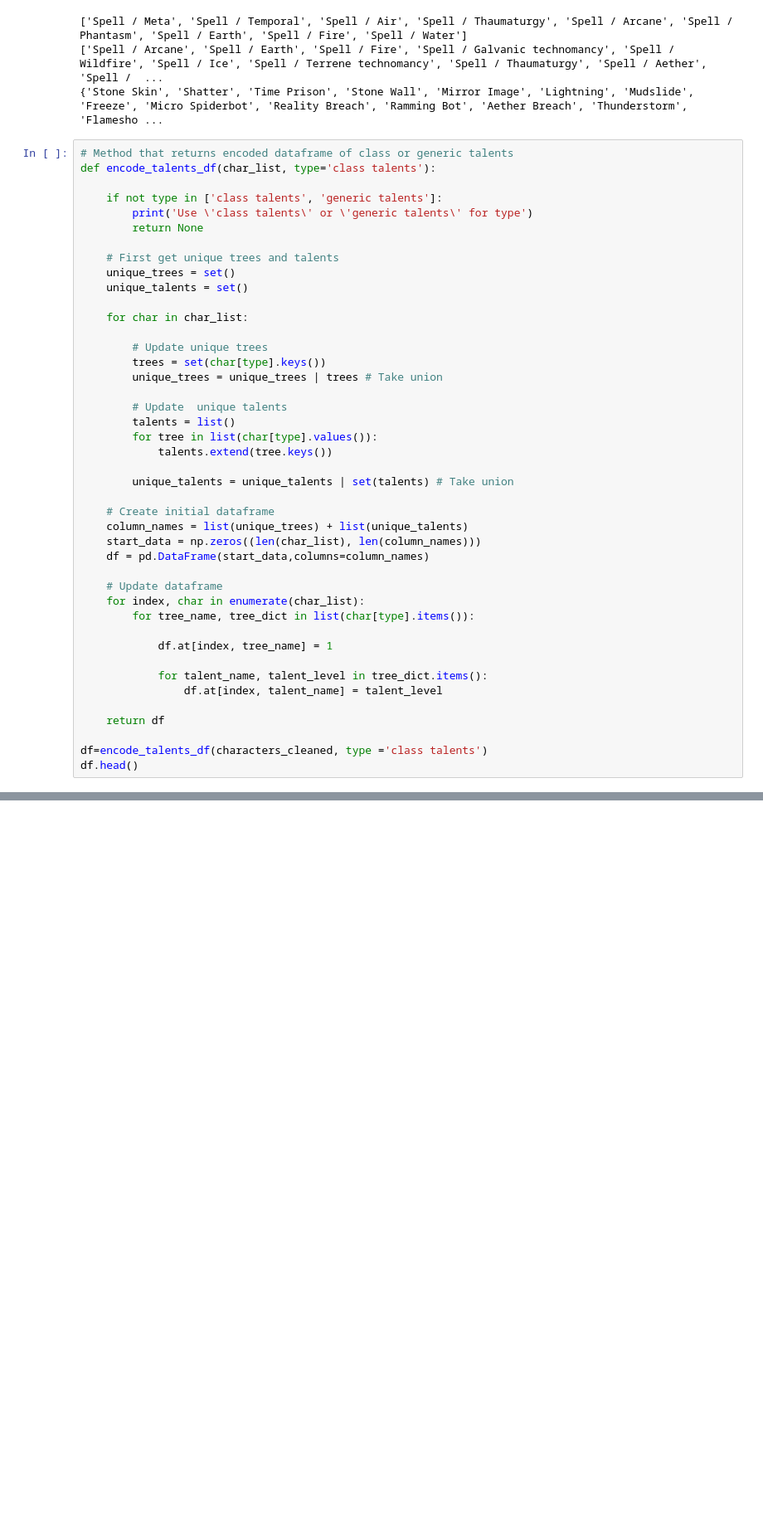
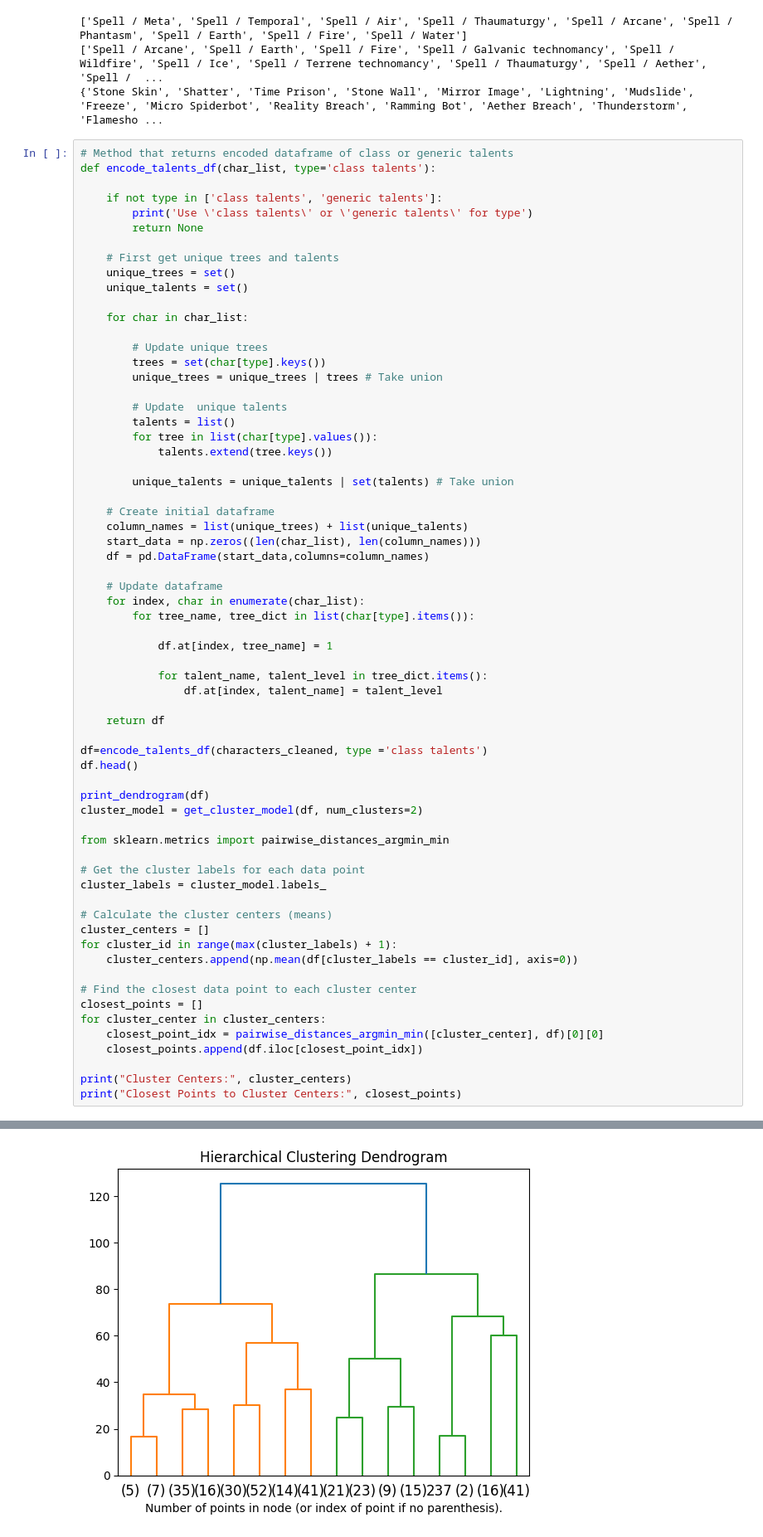
Before and after one commit to PieterPel/tome-scraper, a Jupyter notebook: src/try_out_notebook.ipynb, the cells around one changed output, grey strips where cells are left out. Shown: that part at 83% size. Saved outputs shown, nothing was run; the diff lists cells and outputs as text; blank space fills up the shorter version.

```diff
--- a/src/try_out_notebook.ipynb
+++ b/src/try_out_notebook.ipynb
@@ -1020,4 +1025,26 @@ def encode_talents_df(char_list, type='class talents'):
 
 df=encode_talents_df(characters_cleaned, type ='class talents')
 df.head()
+
+print_dendrogram(df)
+cluster_model = get_cluster_model(df, num_clusters=2)
+
+from sklearn.metrics import pairwise_distances_argmin_min
+
+# Get the cluster labels for each data point
+cluster_labels = cluster_model.labels_
+
+# Calculate the cluster centers (means)
+cluster_centers = []
+for cluster_id in range(max(cluster_labels) + 1):
+    cluster_centers.append(np.mean(df[cluster_labels == cluster_id], axis=0))
+
+# Find the closest data point to each cluster center
+closest_points = []
+for cluster_center in cluster_centers:
+    closest_point_idx = pairwise_distances_argmin_min([cluster_center], df)[0][0]
+    closest_points.append(df.iloc[closest_point_idx])
+
+print("Cluster Centers:", cluster_centers)
+print("Closest Points to Cluster Centers:", closest_points)
 # %% [output]
@@ -1029,0 +1051 @@ df.head()
+[figure, added]
```
Also changed, not shown: parts of 10 cells of this notebook, 2 other files.
